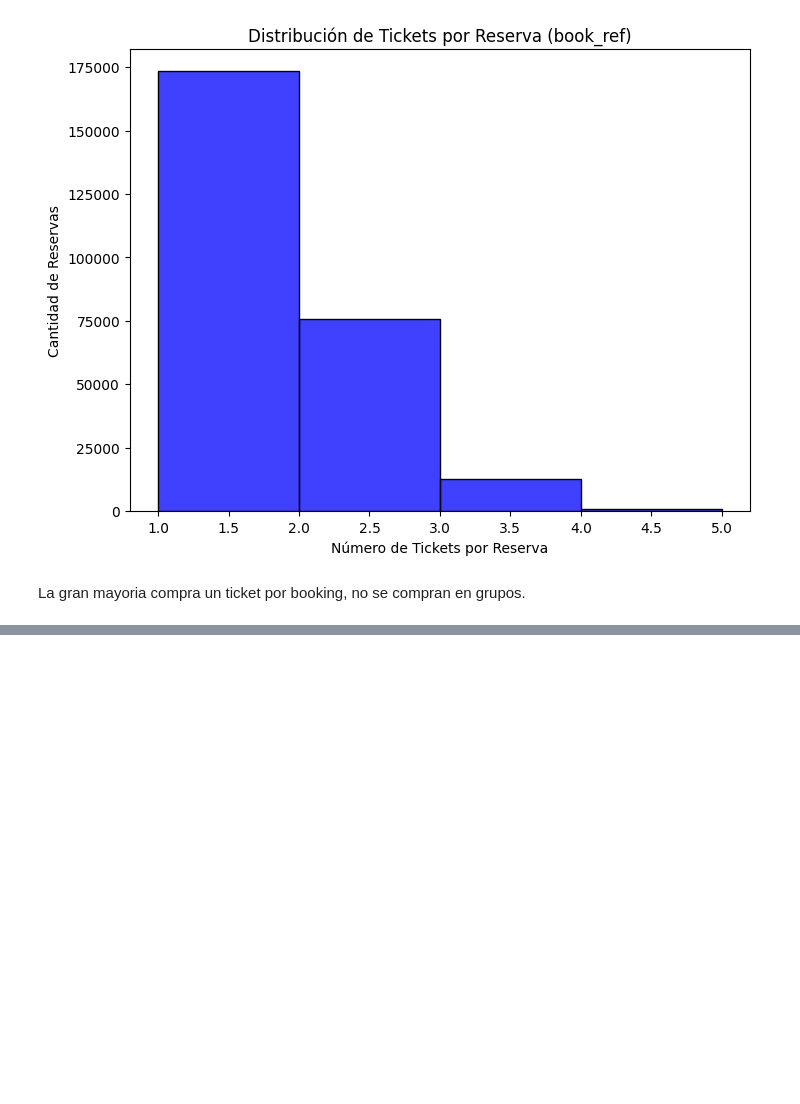
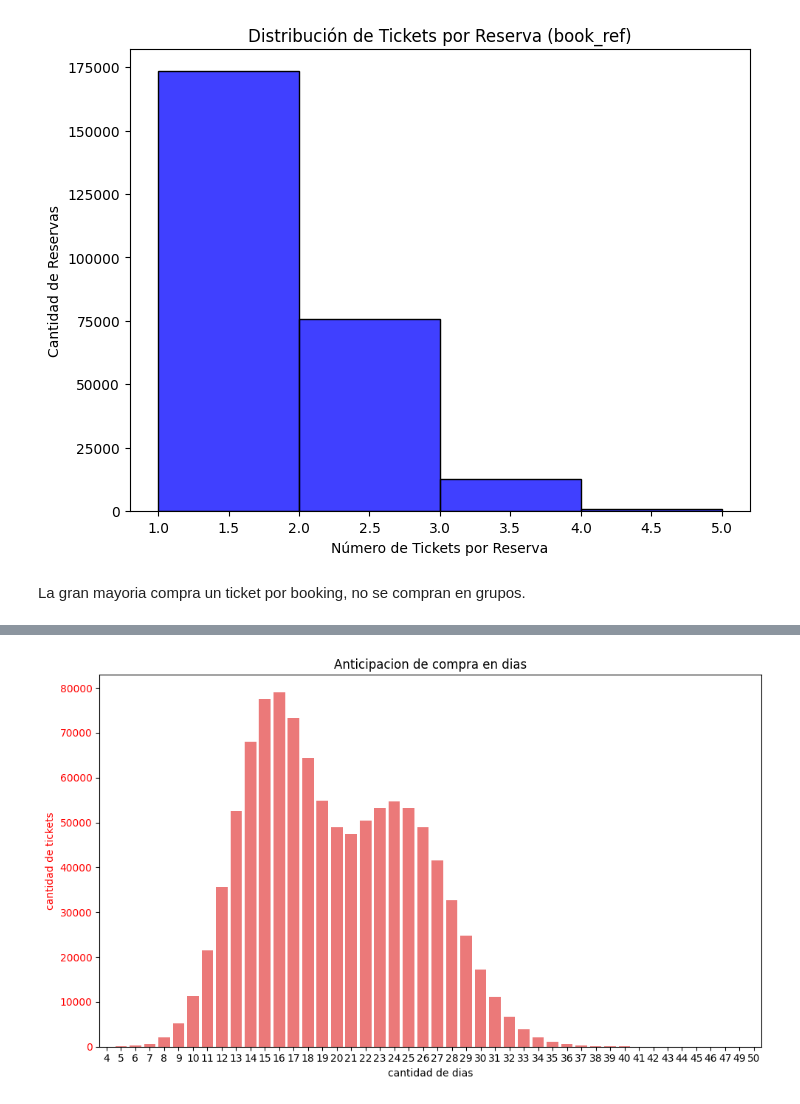
Before and after one commit to SORTEGA11/ProyectoFinalAerolineas, a Jupyter notebook: EDA/Clientes.ipynb, the cells around one changed output, grey strips where cells are left out. Saved outputs shown, nothing was run; the diff lists cells and outputs as text; code cells hidden in the pictures; blank space fills up the shorter version.

Commit message:
Cambio EDA clientes . anticipacion

```diff
--- a/EDA/Clientes.ipynb
+++ b/EDA/Clientes.ipynb
@@ -340,0 +440,9 @@ La gran mayoria compra un ticket por booking, no se compran en grupos.
+# %%
+Tickets_flights_con_datedeparture['book_date']=pd.to_datetime(Tickets_flights_con_datedeparture['book_date'])
+# %%
+Tickets_flights_con_datedeparture['scheduled_departure']=pd.to_datetime(Tickets_flights_con_datedeparture['scheduled_departure'])
+# %%
+Tickets_flights_con_datedeparture['diferencia_dias'] = (Tickets_flights_con_datedeparture['scheduled_departure'] - Tickets_flights_con_datedeparture['book_date']).dt.days
+# %%
+anticipacion_de_compra= Tickets_flights_con_datedeparture.groupby('diferencia_dias')['ticket_no'].count().reset_index()
+print(anticipacion_de_compra)
@@ -340,0 +467,17 @@ La gran mayoria compra un ticket por booking, no se compran en grupos.
+# %%
+fig, ax1 = plt.subplots(figsize=(10, 6))
+
+
+sns.barplot(data=anticipacion_de_compra, x='diferencia_dias', y='ticket_no' , ax=ax1, color='red', alpha=0.6, dodge = True)
+ax1.set_ylabel('cantidad de tickets', color='red')
+ax1.tick_params(axis='y', labelcolor='red')
+
+# Título del gráfico
+plt.title('Anticipacion de compra en dias')
+ax1.set_xlabel('cantidad de dias')
+
+# Mostrar el gráfico
+plt.tight_layout()
+plt.show()
+# %% [output]
+[figure, added]
```
Also changed, not shown: parts of 11 cells of this notebook, 3 other files.
